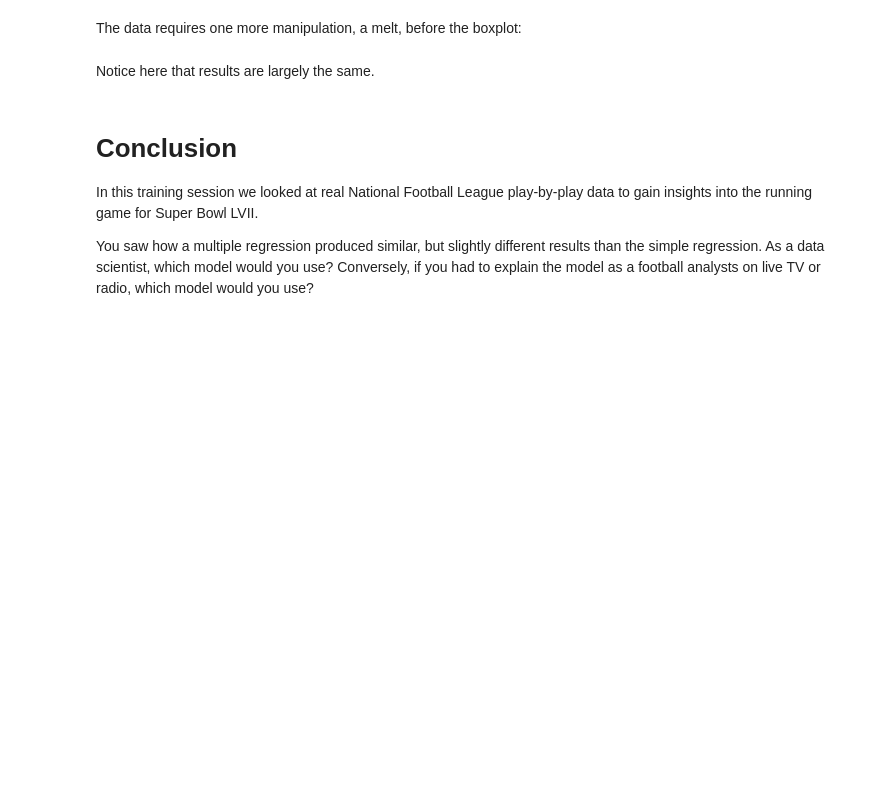
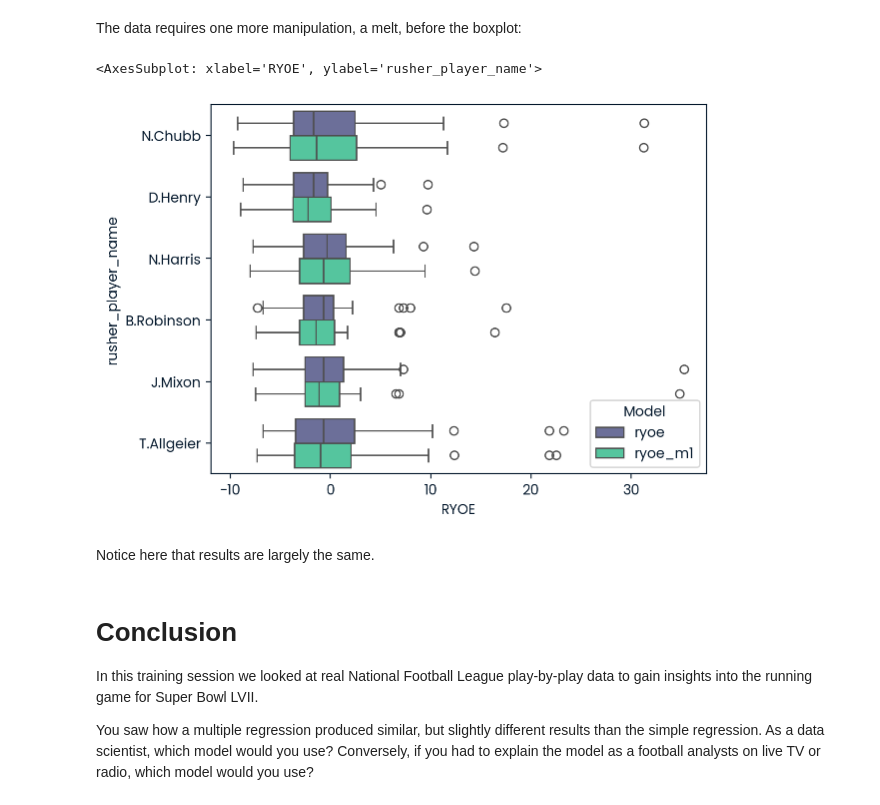
Before and after one commit to SirTee12/DataCamp-Code-Along-Projects, a Jupyter notebook: SuperBowl Analysis/SuperBowl_Analysis.ipynb, the cells around one changed output. Drawn from its saved outputs; the diff is of its cells as text; code cells hidden in the pictures; blank space fills up the shorter version.

Commit message:
manipulate and get box plot

```diff
--- a/SuperBowl Analysis/SuperBowl_Analysis.ipynb
+++ b/SuperBowl Analysis/SuperBowl_Analysis.ipynb
@@ -386,10 +386,10 @@ strong multicollinearity or other numerical problems.
 Now, extract out RYOE, similar to and calculate the same summaries as before:
 # %%
 # extract out the residual from model 1
-
+pbp_run['ryoe_m1'] = model1_fit.resid
 
 # use .loc to extract out the sb_teams
-
+pbp_ryoe_sb = pbp_run.loc[pbp['posteam'].isin(sb_teams)].reset_index()
 
 # group by ["posteam", "rusher_player_id", "rusher_player_name"]
 # aggregate with a dictionary
@@ -397,7 +397,10 @@ Now, extract out RYOE, similar to and calculate the same summaries as before:
 #     "ryoe": ["sum", "mean"],
 #     "ryoe_m1": ["sum", "mean", "count"]})
 
-
+pbp_ryoe_sb_yards = pbp_ryoe_sb.groupby(["posteam", "rusher_player_id", "rusher_player_name"]).agg({ "rushing_yards": ["sum", "mean"],
+   "ryoe": ["sum", "mean"],
+     "ryoe_m1": ["sum", "mean", "count"]})
 # Filter to create top players with >20 plays data frame
-
+pbp_ryoe_sb_yards_20 = pbp_ryoe_sb_yards.loc[pbp_ryoe_sb_yards[('ryoe_m1', 'count')] > 20]
 # sort and print outputs
+pbp_ryoe_sb_yards_20.sort_values(('ryoe_m1', 'sum'), ascending = False)
@@ -404,4 +417,4 @@ Now, extract out RYOE, similar to and calculate the same summaries as before:
 # %% [markdown]
 Next, filter for only players with more than 20 players.
 # %%
-                           ].isin(pbp_ryoe_sb_yards_20.reset_index().rusher_player_id.unique())]
+pbp_ryoe_sb_20 = pbp_ryoe_sb[pbp_ryoe_sb['rusher_player_id'].isin(pbp_ryoe_sb_yards_20.reset_index().rusher_player_id.unique())]
@@ -409,8 +438,21 @@ Next, filter for only players with more than 20 players.
 The data requires one more manipulation, a melt, before the boxplot:
 # %%
 # melt
+pbp_ryoe_sb_20_long = \
+    pd.melt(pbp_ryoe_sb_20[['posteam', 'rusher_player_id', 'rusher_player_name',
+                            'ryoe', 'ryoe_m1']].reset_index(),
+           id_vars = ['posteam', 'rusher_player_id', 'rusher_player_name'],
+           value_vars = ['ryoe', 'ryoe_m1'],
+           var_name = 'Model',
+            value_name = 'RYOE'
+           )
 # %%
 # sns boxplot
+sns.boxplot(data = pbp_ryoe_sb_20_long, x = 'RYOE',
+           y = 'rusher_player_name', hue = 'Model')
+# %% [output]
+<AxesSubplot: xlabel='RYOE', ylabel='rusher_player_name'>
+[figure, added]
 # %% [markdown]
 Notice here that results are largely the same.
 # %% [markdown]
```
Also changed, not shown: parts of 4 cells of this notebook.
